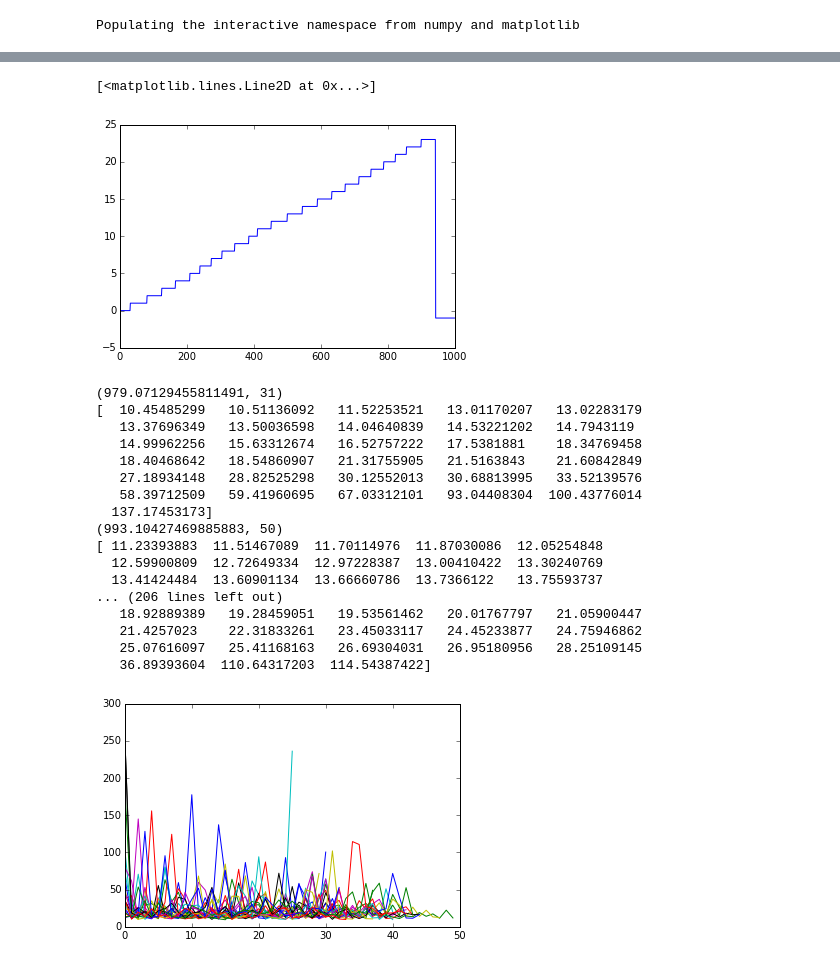
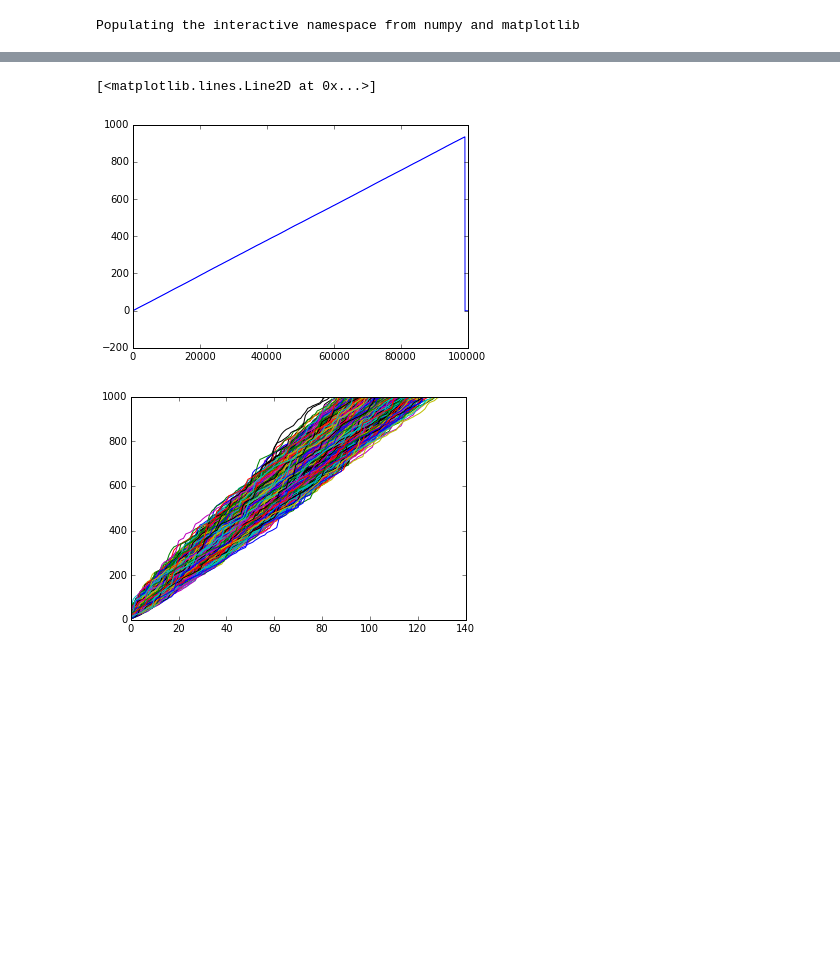
Before and after one commit to astroandes/SimpleStochasticity, a Jupyter notebook: src/simple.ipynb, the cells around one changed output, grey strips where cells are left out. Drawn from its saved outputs; the diff is of its cells as text; code cells hidden in the pictures; blank space fills up the shorter version.

Commit message:
variance between SFR batches

```diff
--- a/src/simple.ipynb
+++ b/src/simple.ipynb
@@ -12,0 +14,5 @@ plot(log10(mass_), log10(age_))
+# %%
+fage = interp1d(log10(mass_), log10(age_), kind='cubic')
+scatter(log10(mass_), log10(age_))
+x = linspace(1.0,2.5,100)
+plot(x, fage(x))
@@ -13,13 +22,17 @@ plot(log10(mass_), log10(age_))
 # %%
 alpha = 2.35
-m_min = mass_.min()
-m_max = mass_.max()
+m_min = 9.0
+m_max = 50.0
+m_min = 4.0
 print m_min, m_max
-
-print norm_pdf_
 
 def cumulative_pdf(x):
     norm_pdf_ = (1.0-alpha) / (m_max**(1.0-alpha) - m_min**(1.0-alpha))
     cpdf = norm_pdf_ * (x**(1.0-alpha) - m_min**(1.0-alpha))/(1.0-alpha)
     return cpdf
+
+def inverse_cumulative_pdf(x):
+    norm_pdf_ = (1.0-alpha) / (m_max**(1.0-alpha) - m_min**(1.0-alpha))
+    invcpdf = ( x * (1.0-alpha)/norm_pdf_ + m_min**(1.0-alpha))**(1.0/(1.0-alpha))
+    return invcpdf
 # %% [output]
@@ -35,7 +44,0 @@ from scipy import optimize
-# %%
-n_stream = 1000
-stream_mass = np.zeros(n_stream)
-for i in arange(n_stream):
-    g = lambda x: cumulative_pdf(x)-random.random()
-    m_now = optimize.ridder(g,m_min, m_max)
-    stream_mass[i] = m_now
@@ -42,3 +51,7 @@ for i in arange(n_stream):
+# %%
+solar_mass_batch  = 1000
+n_stream = 100000
+stream_mass = inverse_cumulative_pdf(random.random(n_stream))
 # %%
 plot(stream_mass)
 # %% [output]
@@ -83,28 +81,11 @@ for i in range(n_batches):
 plot(batch_id)
 # %% [output]
 [<matplotlib.lines.Line2D at 0x...>]
-[figure, old version]
+[figure, new version]
 # %%
 for i in range(n_batches):
-    plot(stream_mass[batch_id==i])
-    print(stream_mass[batch_id==i].sum(), len(stream_mass[batch_id==i]))
-    print sort(stream_mass[batch_id==i])
+    plot(stream_mass[batch_id==i].cumsum())
+    #print(stream_mass[batch_id==i].sum(), len(stream_mass[batch_id==i]))
+    #print sort(stream_mass[batch_id==i])
 # %% [output]
-(979.07129455811491, 31)
-[  10.45485299   10.51136092   11.52253521   13.01170207   13.02283179
-   13.37696349   13.50036598   14.04640839   14.53221202   14.7943119
-   14.99962256   15.63312674   16.52757222   17.5381881    18.34769458
-   18.40468642   18.54860907   21.31755905   21.5163843    21.60842849
-   27.18934148   28.82525298   30.12552013   30.68813995   33.52139576
-   58.39712509   59.41960695   67.03312101   93.04408304  100.43776014
-  137.17453173]
-(993.10427469885883, 50)
-[ 11.23393883  11.51467089  11.70114976  11.87030086  12.05254848
-  12.59900809  12.72649334  12.97228387  13.00410422  13.30240769
-  13.41424484  13.60901134  13.66660786  13.7366122   13.75593737
-... (206 lines left out)
-   18.92889389   19.28459051   19.53561462   20.01767797   21.05900447
-   21.4257023    22.31833261   23.45033117   24.45233877   24.75946862
-   25.07616097   25.41168163   26.69304031   26.95180956   28.25109145
-   36.89393604  110.64317203  114.54387422]
-[figure, old version]
+[figure, new version]
```
Also changed, not shown: parts of 10 cells of this notebook.
